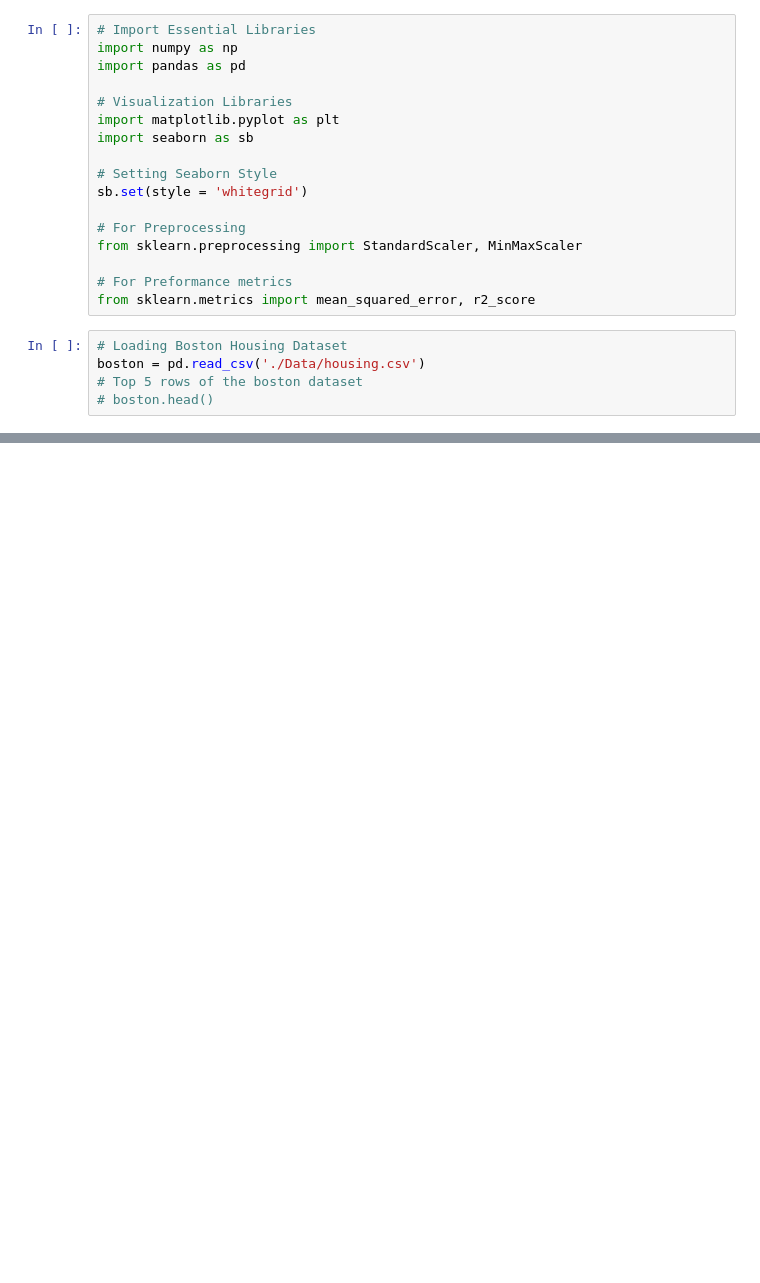
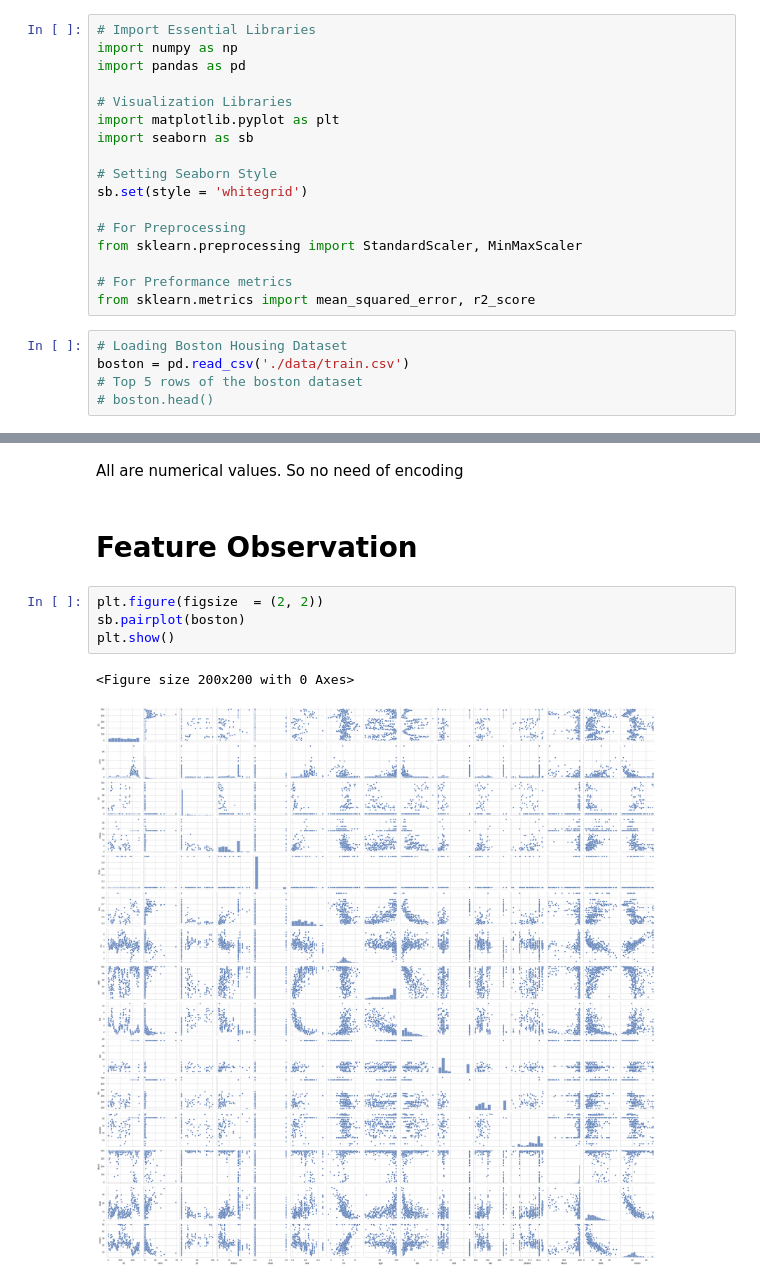
Before and after one commit to shabir67/boston-housing-prediction, a Jupyter notebook: Boston_Assignment.ipynb, the cells around one changed output, grey strips where cells are left out. Saved outputs shown, nothing was run; the diff lists cells and outputs as text; blank space fills up the shorter version.

```diff
--- a/Boston_Assignment.ipynb
+++ b/Boston_Assignment.ipynb
@@ -17,6 +17,6 @@ from sklearn.preprocessing import StandardScaler, MinMaxScaler
 from sklearn.metrics import mean_squared_error, r2_score
 # %%
 # Loading Boston Housing Dataset
-boston = pd.read_csv('./Data/housing.csv')
+boston = pd.read_csv('./data/train.csv')
 # Top 5 rows of the boston dataset
 # boston.head()
@@ -24,0 +86,11 @@ FileNotFoundError: [Errno 2] No such file or directory: './Data/housing.csv'
+# %% [markdown]
+All are numerical values. So no need of encoding
+# %% [markdown]
+# Feature Observation
+# %%
+plt.figure(figsize  = (2, 2))
+sb.pairplot(boston)
+plt.show()
+# %% [output]
+<Figure size 200x200 with 0 Axes>
+[figure, added]
```
Also changed, not shown: parts of 45 cells of this notebook, 2 other files.
